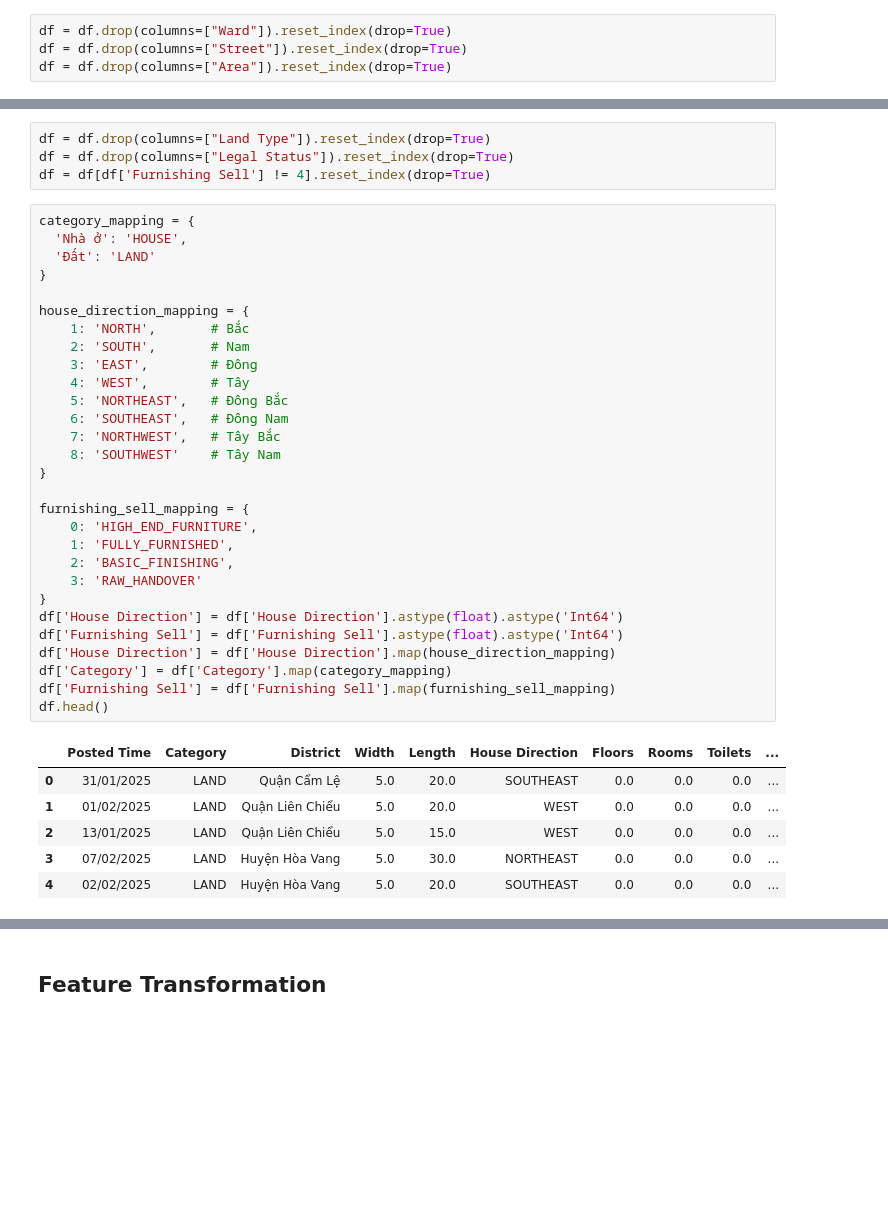
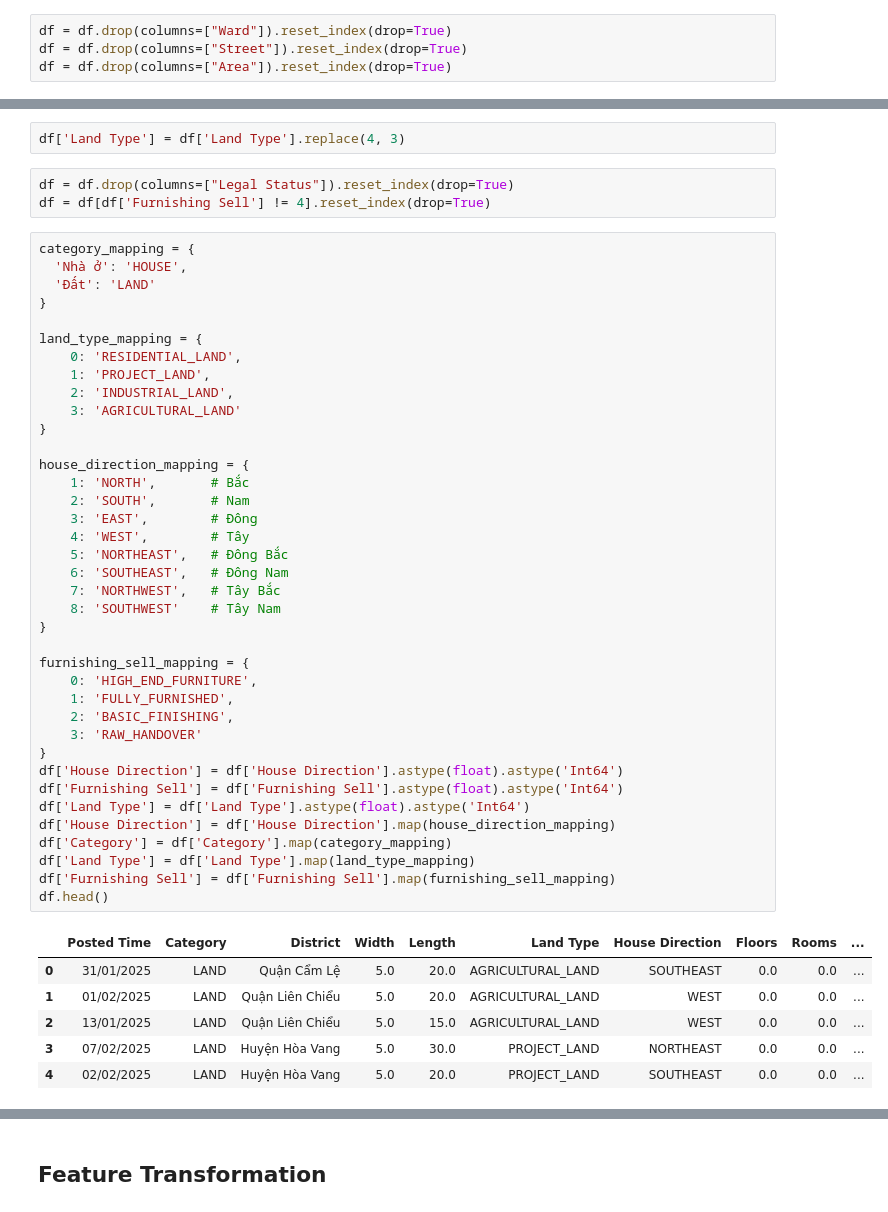
Before and after one commit to LuniuLun/RealEstate, a Jupyter notebook: MachineLearning/RealEstatePrediction/FeatureEngineering.ipynb, the cells around one changed output, grey strips where cells are left out. Drawn from its saved outputs; the diff is of its cells as text; blank space fills up the shorter version.

```diff
--- a/MachineLearning/RealEstatePrediction/FeatureEngineering.ipynb
+++ b/MachineLearning/RealEstatePrediction/FeatureEngineering.ipynb
@@ -130,43 +130,53 @@ print(df['Furnishing Sell'].unique())
+# %%
+df['Land Type'] = df['Land Type'].replace(4, 3)
 # %%
-df = df.drop(columns=["Land Type"]).reset_index(drop=True)
 df = df.drop(columns=["Legal Status"]).reset_index(drop=True)
 df = df[df['Furnishing Sell'] != 4].reset_index(drop=True)
 # %%
 category_mapping = {
   'Nhà ở': 'HOUSE',
   'Đất': 'LAND'
+}
+
+land_type_mapping = {
+    0: 'RESIDENTIAL_LAND',
+    1: 'PROJECT_LAND',
+    2: 'INDUSTRIAL_LAND',
+    3: 'AGRICULTURAL_LAND'
 }
 
 house_direction_mapping = {
     1: 'NORTH',       # Bắc
     2: 'SOUTH',       # Nam
     3: 'EAST',        # Đông
     4: 'WEST',        # Tây
     5: 'NORTHEAST',   # Đông Bắc
     6: 'SOUTHEAST',   # Đông Nam
     7: 'NORTHWEST',   # Tây Bắc
     8: 'SOUTHWEST'    # Tây Nam
 }
 
 furnishing_sell_mapping = {
     0: 'HIGH_END_FURNITURE',
     1: 'FULLY_FURNISHED',
     2: 'BASIC_FINISHING',
     3: 'RAW_HANDOVER'
 }
 df['House Direction'] = df['House Direction'].astype(float).astype('Int64')
 df['Furnishing Sell'] = df['Furnishing Sell'].astype(float).astype('Int64')
+df['Land Type'] = df['Land Type'].astype(float).astype('Int64')
 df['House Direction'] = df['House Direction'].map(house_direction_mapping)
 df['Category'] = df['Category'].map(category_mapping)
+df['Land Type'] = df['Land Type'].map(land_type_mapping)
 df['Furnishing Sell'] = df['Furnishing Sell'].map(furnishing_sell_mapping)
 df.head()
 # %% [output]
-|  | Posted Time | Category | District | Width | Length | House Direction | Floors | Rooms | Toilets | ... |
-| 0 | 31/01/2025 | LAND | Quận Cẩm Lệ | 5.0 | 20.0 | SOUTHEAST | 0.0 | 0.0 | 0.0 | ... |
-| 1 | 01/02/2025 | LAND | Quận Liên Chiểu | 5.0 | 20.0 | WEST | 0.0 | 0.0 | 0.0 | ... |
-| 2 | 13/01/2025 | LAND | Quận Liên Chiểu | 5.0 | 15.0 | WEST | 0.0 | 0.0 | 0.0 | ... |
-| 3 | 07/02/2025 | LAND | Huyện Hòa Vang | 5.0 | 30.0 | NORTHEAST | 0.0 | 0.0 | 0.0 | ... |
-| 4 | 02/02/2025 | LAND | Huyện Hòa Vang | 5.0 | 20.0 | SOUTHEAST | 0.0 | 0.0 | 0.0 | ... |
+|  | Posted Time | Category | District | Width | Length | Land Type | House Direction | Floors | Rooms | ... |
+| 0 | 31/01/2025 | LAND | Quận Cẩm Lệ | 5.0 | 20.0 | AGRICULTURAL_LAND | SOUTHEAST | 0.0 | 0.0 | ... |
+| 1 | 01/02/2025 | LAND | Quận Liên Chiểu | 5.0 | 20.0 | AGRICULTURAL_LAND | WEST | 0.0 | 0.0 | ... |
+| 2 | 13/01/2025 | LAND | Quận Liên Chiểu | 5.0 | 15.0 | AGRICULTURAL_LAND | WEST | 0.0 | 0.0 | ... |
+| 3 | 07/02/2025 | LAND | Huyện Hòa Vang | 5.0 | 30.0 | PROJECT_LAND | NORTHEAST | 0.0 | 0.0 | ... |
+| 4 | 02/02/2025 | LAND | Huyện Hòa Vang | 5.0 | 20.0 | PROJECT_LAND | SOUTHEAST | 0.0 | 0.0 | ... |
 # %%
 print(df.isnull().sum())
 # %% [output]
```
Also changed, not shown: parts of 4 cells of this notebook, 3 other files.
